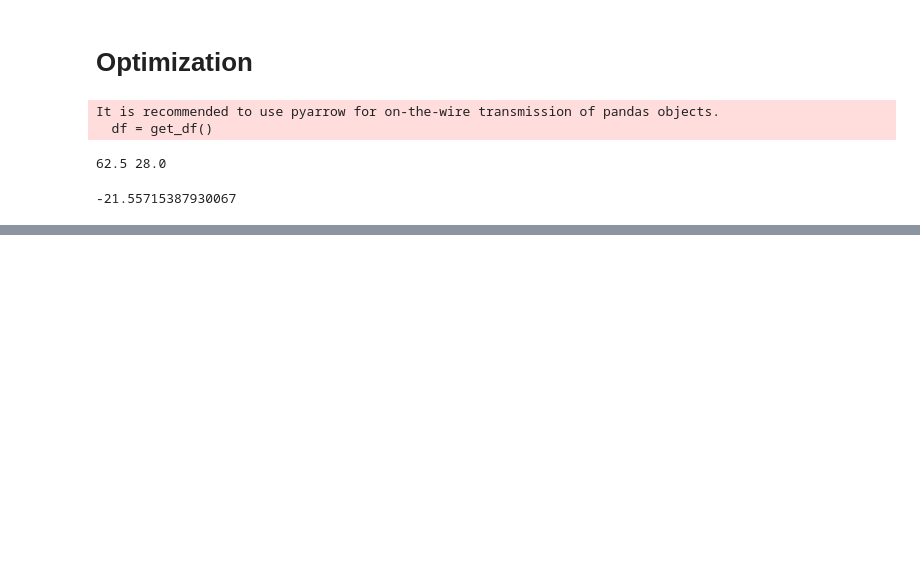
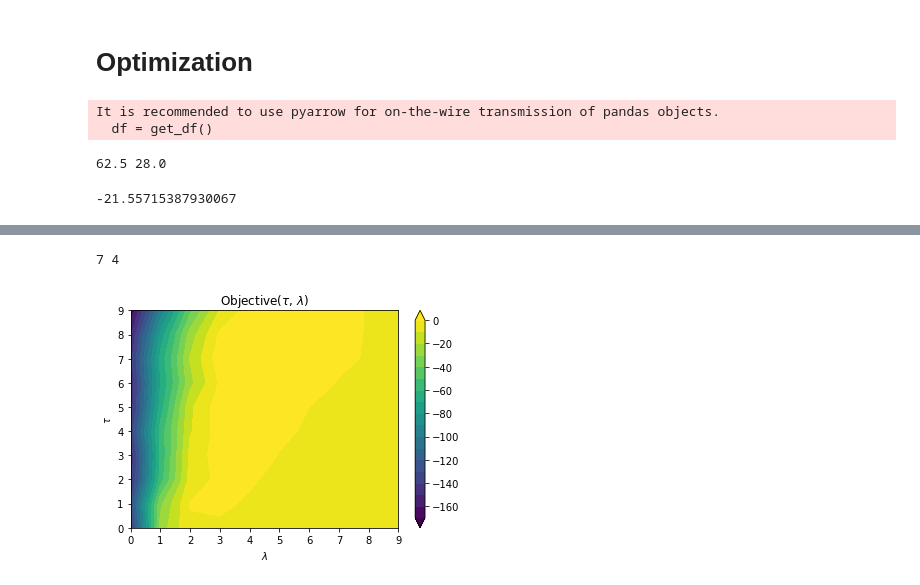
Before and after one commit to datasci-info/stock_path_tracker, a Jupyter notebook: analysis.ipynb, the cells around one changed output, grey strips where cells are left out. Saved outputs shown, nothing was run; the diff lists cells and outputs as text; code cells hidden in the pictures; blank space fills up the shorter version.

```diff
--- a/analysis.ipynb
+++ b/analysis.ipynb
@@ -528,0 +196,2 @@ Exception: Cannot evaluate the truth value of a constraint or chain constraints,
+# %%
+PROFIT = np.array([cal_profit(var_lambda) for var_lambda in range(n_lambd)]).reshape(1, n_lambd)
@@ -528,0 +225,20 @@ Exception: Cannot evaluate the truth value of a constraint or chain constraints,
+# %%
+obj = np.zeros((n_tau, n_lambd))
+for tau in range(n_tau):
+    for lambd in range(n_lambd):
+        obj[tau, lambd] = PROB[tau, lambd] * PROFIT[0, lambd] - COST[tau, lambd]
+tau_star, lambd_star = obj.argmax()//n_lambd, obj.argmax() % n_lambd
+print(tau_star, lambd_star)
+# %% [output]
+7 4
+# %%
+ax_obj = plt.figure().gca()
+cs_obj = ax_obj.contourf(obj, levels=np.arange(obj.min()//10*10, (obj.max()//10+1)*10,10), extend='both')
+ax_obj.xaxis.set_major_locator(MaxNLocator(integer=True))
+plt.colorbar(cs_obj)
+plt.xlabel('$\lambda$')
+plt.ylabel('$\\tau$')
+plt.title('Objective($\\tau$, $\lambda$)')
+plt.show()
+# %% [output]
+[figure, added]
```
Also changed, not shown: parts of 45 cells of this notebook, 2 other files.
